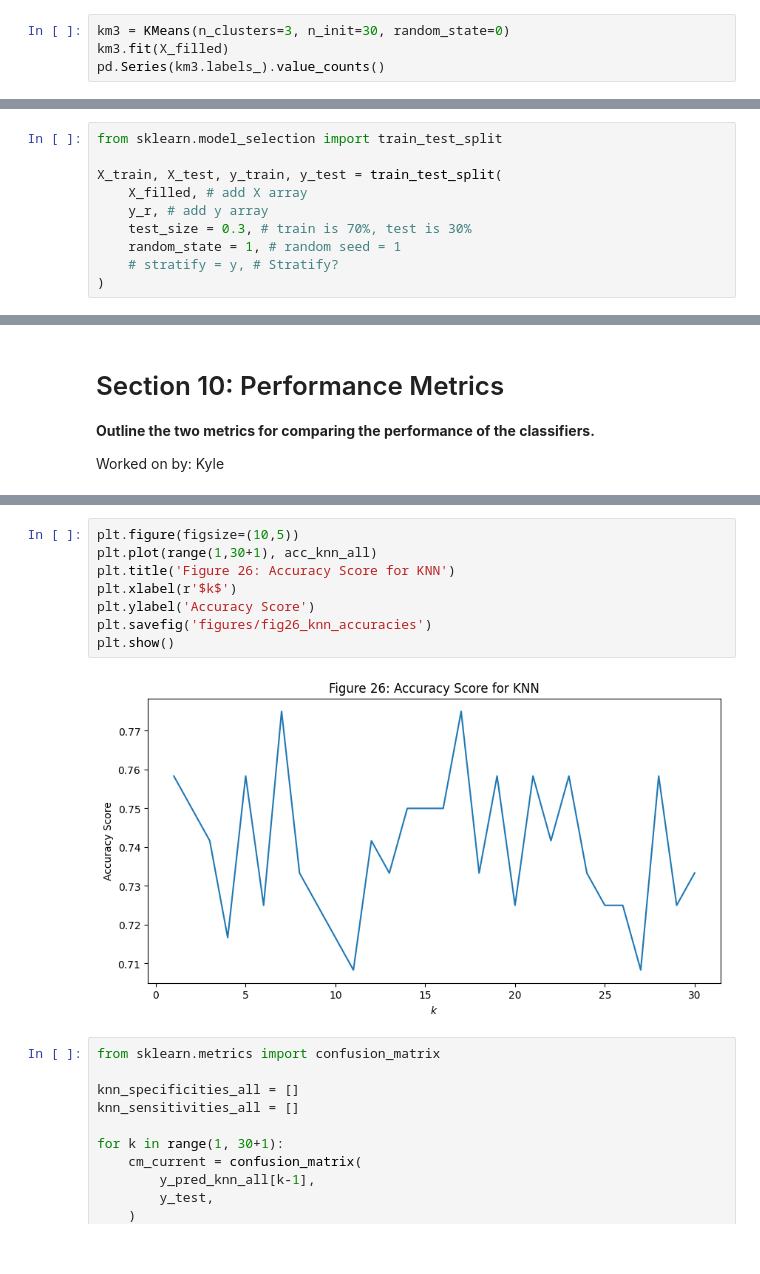
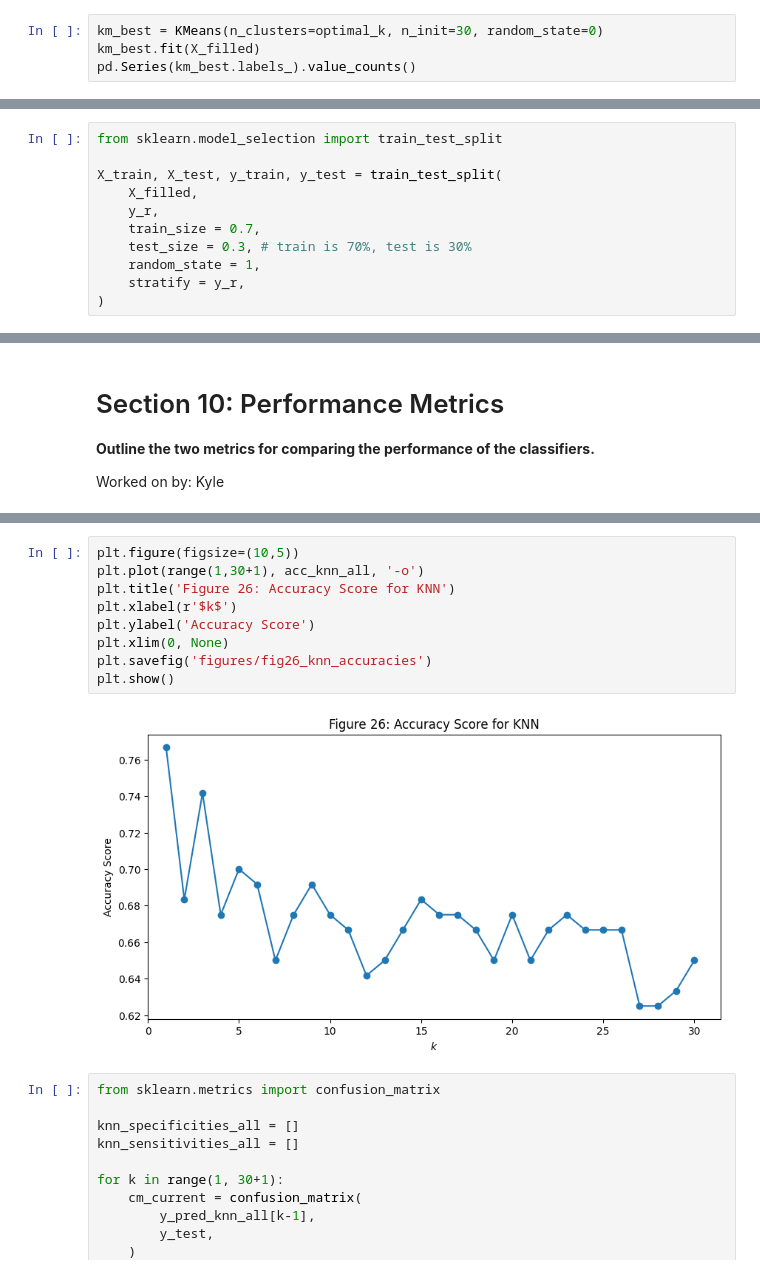
Before and after one commit to kyleosung/Stats_3DA3_A6, a Jupyter notebook: assignment6.ipynb, the cells around one changed output, grey strips where cells are left out. Cells and saved outputs as stored; diff of their text form.

Commit message:
Fixes: Stratify TTS. NN: Add dropout 2. Separate verbose func into lib.

```diff
--- a/assignment6.ipynb
+++ b/assignment6.ipynb
@@ -859,9 +861,9 @@ Proportion of variance explained by the first two principal components: 1.000
 # pca_loadings = pd.DataFrame(pca.components_.T, index=X.columns, columns=[f'PC{i}' for i in range(1, 25)])
 # pca_loadings
 # %%
-km3 = KMeans(n_clusters=3, n_init=30, random_state=0)
-km3.fit(X_filled)
-pd.Series(km3.labels_).value_counts()
+km_best = KMeans(n_clusters=optimal_k, n_init=30, random_state=0)
+km_best.fit(X_filled)
+pd.Series(km_best.labels_).value_counts()
 # %% [output]
 2    247
 0    129
@@ -907,11 +907,12 @@ Worked on by: Kyle
 from sklearn.model_selection import train_test_split
 
 X_train, X_test, y_train, y_test = train_test_split(
-    X_filled, # add X array
-    y_r, # add y array
+    X_filled,
+    y_r,
+    train_size = 0.7,
     test_size = 0.3, # train is 70%, test is 30%
-    random_state = 1, # random seed = 1
-    # stratify = y, # Stratify?
+    random_state = 1,
+    stratify = y_r,
 )
 # %% [markdown]
 # Section 9: Classifier Choices
@@ -1165,13 +1075,14 @@ Accuracy Score for Deep Learning with [note to self: add params]: 0.8833
 # %%
 plt.figure(figsize=(10,5))
-plt.plot(range(1,30+1), acc_knn_all)
+plt.plot(range(1,30+1), acc_knn_all, '-o')
 plt.title('Figure 26: Accuracy Score for KNN')
 plt.xlabel(r'$k$')
 plt.ylabel('Accuracy Score')
+plt.xlim(0, None)
 plt.savefig('figures/fig26_knn_accuracies')
 plt.show()
 # %% [output]
-[figure, old version]
+[figure, new version]
 # %%
 from sklearn.metrics import confusion_matrix
 
```
Also changed, not shown: parts of 26 cells of this notebook, 35 other files.
